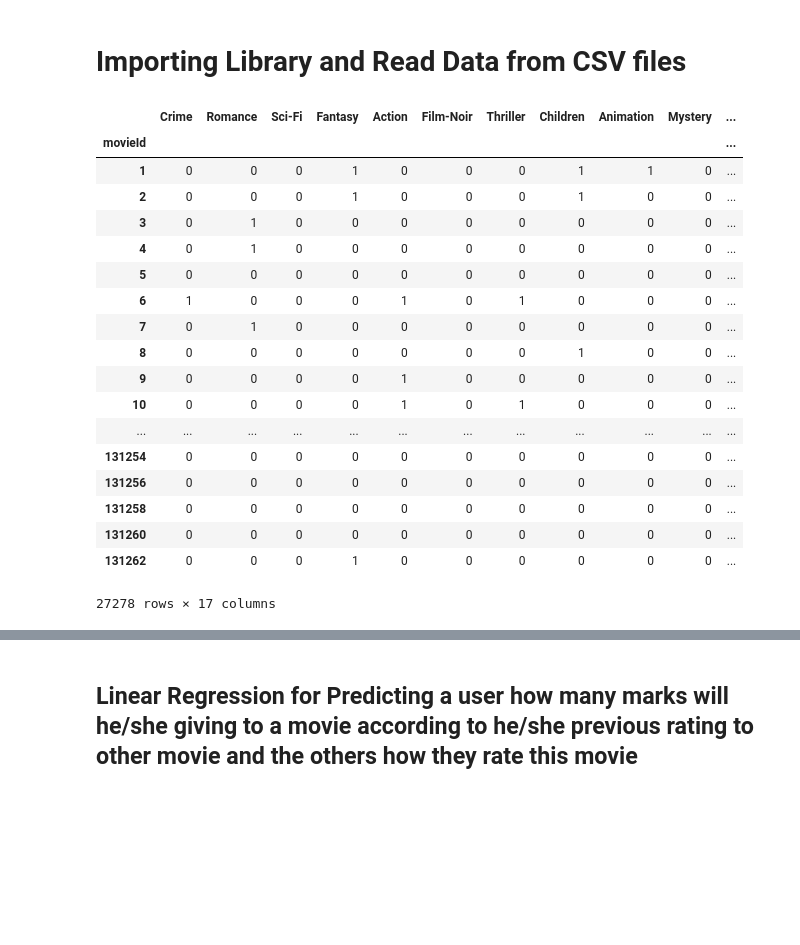
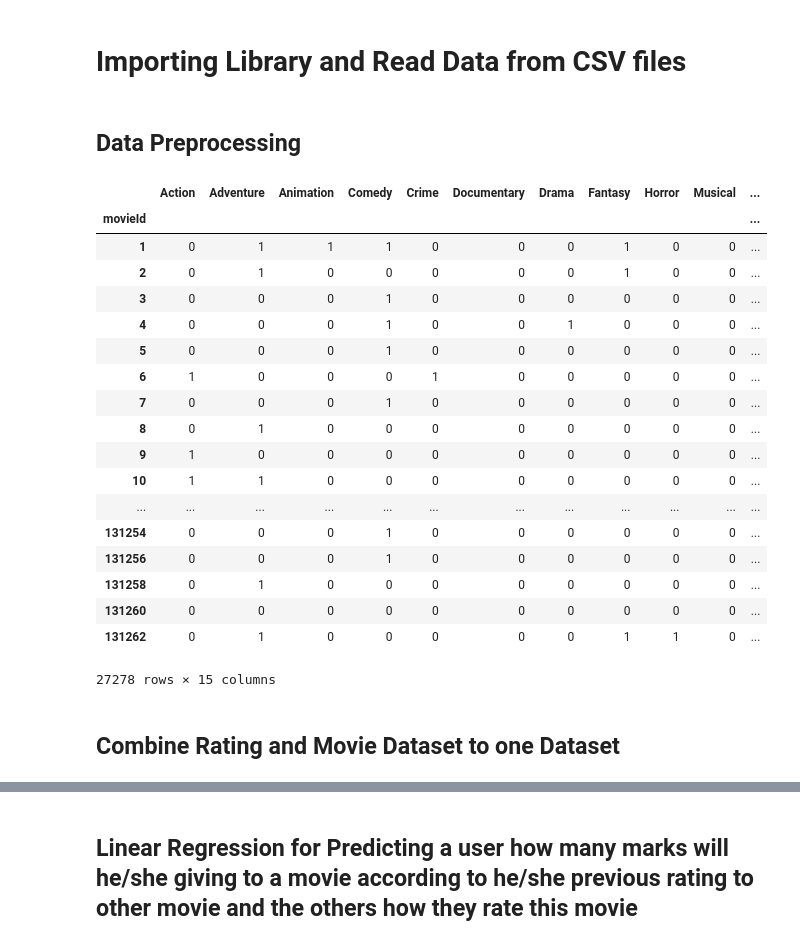
Before and after one commit to Ericlkl/Movie-Rating-Prediction, a Jupyter notebook: Assignment.ipynb, the cells around one changed output, grey strips where cells are left out. Drawn from its saved outputs; the diff is of its cells as text; code cells hidden in the pictures; blank space fills up the shorter version.

```diff
--- a/Assignment.ipynb
+++ b/Assignment.ipynb
@@ -40,35 +17,45 @@ def get_all_genres():
+# %% [markdown]
+## Data Preprocessing
 # %%
-# Add the dummy data back to the dataset
-for genre in get_all_genres():
-    movies_dataset[genre] = genresDummy[genre]
+# Import dataset
+rating_dataset = pd.read_csv("ratings.csv")
+movies_dataset = pd.read_csv("movies.csv")
+
+# Set the index by movieId, This line of code only able to execute once
+movies_dataset.set_index('movieId', inplace = True)
+
+# Convert genres to dummy variable dataset
+movies_dataset = movies_dataset['genres'].str.get_dummies(sep='|')
 
 # Cannot use year as parameter because in movie 3xxxx there is a movie does not have years
 # movies_dataset["year"] = movies_dataset["title"].str.extract(r"\(([0-9]+)\)").astype(dtype=np.int)
 
 # Filtering duplicate values in the MovieGenre list
-movies_dataset = movies_dataset.drop(columns=['genres', 'title',"(no genres listed)","Western","IMAX"], axis=1)
+movies_dataset = movies_dataset.drop(columns=["(no genres listed)","Western","IMAX","Film-Noir","Children"], axis=1)
 
 movies_dataset
 # %% [output]
-|  | Crime | Romance | Sci-Fi | Fantasy | Action | Film-Noir | Thriller | Children | Animation | Mystery | ... |
+|  | Action | Adventure | Animation | Comedy | Crime | Documentary | Drama | Fantasy | Horror | Musical | ... |
 | movieId |  |  |  |  |  |  |  |  |  |  | ... |
-| 1 | 0 | 0 | 0 | 1 | 0 | 0 | 0 | 1 | 1 | 0 | ... |
-| 2 | 0 | 0 | 0 | 1 | 0 | 0 | 0 | 1 | 0 | 0 | ... |
-| 3 | 0 | 1 | 0 | 0 | 0 | 0 | 0 | 0 | 0 | 0 | ... |
-| 4 | 0 | 1 | 0 | 0 | 0 | 0 | 0 | 0 | 0 | 0 | ... |
-| 5 | 0 | 0 | 0 | 0 | 0 | 0 | 0 | 0 | 0 | 0 | ... |
-| 6 | 1 | 0 | 0 | 0 | 1 | 0 | 1 | 0 | 0 | 0 | ... |
-| 7 | 0 | 1 | 0 | 0 | 0 | 0 | 0 | 0 | 0 | 0 | ... |
-| 8 | 0 | 0 | 0 | 0 | 0 | 0 | 0 | 1 | 0 | 0 | ... |
-| 9 | 0 | 0 | 0 | 0 | 1 | 0 | 0 | 0 | 0 | 0 | ... |
-| 10 | 0 | 0 | 0 | 0 | 1 | 0 | 1 | 0 | 0 | 0 | ... |
+| 1 | 0 | 1 | 1 | 1 | 0 | 0 | 0 | 1 | 0 | 0 | ... |
+| 2 | 0 | 1 | 0 | 0 | 0 | 0 | 0 | 1 | 0 | 0 | ... |
+| 3 | 0 | 0 | 0 | 1 | 0 | 0 | 0 | 0 | 0 | 0 | ... |
+| 4 | 0 | 0 | 0 | 1 | 0 | 0 | 1 | 0 | 0 | 0 | ... |
+| 5 | 0 | 0 | 0 | 1 | 0 | 0 | 0 | 0 | 0 | 0 | ... |
+| 6 | 1 | 0 | 0 | 0 | 1 | 0 | 0 | 0 | 0 | 0 | ... |
+| 7 | 0 | 0 | 0 | 1 | 0 | 0 | 0 | 0 | 0 | 0 | ... |
+| 8 | 0 | 1 | 0 | 0 | 0 | 0 | 0 | 0 | 0 | 0 | ... |
+| 9 | 1 | 0 | 0 | 0 | 0 | 0 | 0 | 0 | 0 | 0 | ... |
+| 10 | 1 | 1 | 0 | 0 | 0 | 0 | 0 | 0 | 0 | 0 | ... |
 | ... | ... | ... | ... | ... | ... | ... | ... | ... | ... | ... | ... |
-| 131254 | 0 | 0 | 0 | 0 | 0 | 0 | 0 | 0 | 0 | 0 | ... |
-| 131256 | 0 | 0 | 0 | 0 | 0 | 0 | 0 | 0 | 0 | 0 | ... |
-| 131258 | 0 | 0 | 0 | 0 | 0 | 0 | 0 | 0 | 0 | 0 | ... |
+| 131254 | 0 | 0 | 0 | 1 | 0 | 0 | 0 | 0 | 0 | 0 | ... |
+| 131256 | 0 | 0 | 0 | 1 | 0 | 0 | 0 | 0 | 0 | 0 | ... |
+| 131258 | 0 | 1 | 0 | 0 | 0 | 0 | 0 | 0 | 0 | 0 | ... |
 | 131260 | 0 | 0 | 0 | 0 | 0 | 0 | 0 | 0 | 0 | 0 | ... |
-| 131262 | 0 | 0 | 0 | 1 | 0 | 0 | 0 | 0 | 0 | 0 | ... |
+| 131262 | 0 | 1 | 0 | 0 | 0 | 0 | 0 | 1 | 1 | 0 | ... |
-27278 rows × 17 columns
+27278 rows × 15 columns
+# %% [markdown]
+## Combine Rating and Movie Dataset to one Dataset
 # %%
 full_rating_dataset = pd.merge(rating_dataset[["userId","movieId","rating"]], movies_dataset, on = 'movieId', how = "left")
 full_rating_dataset
```
Also changed, not shown: parts of 11 cells of this notebook.
